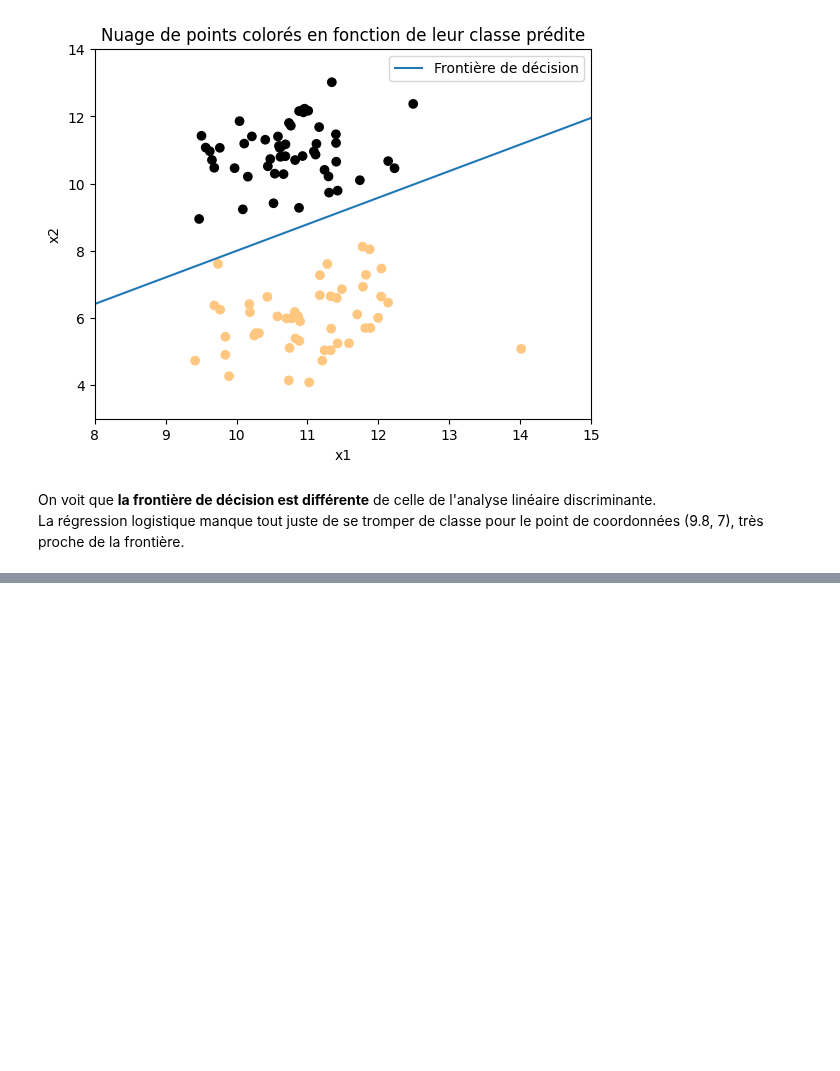
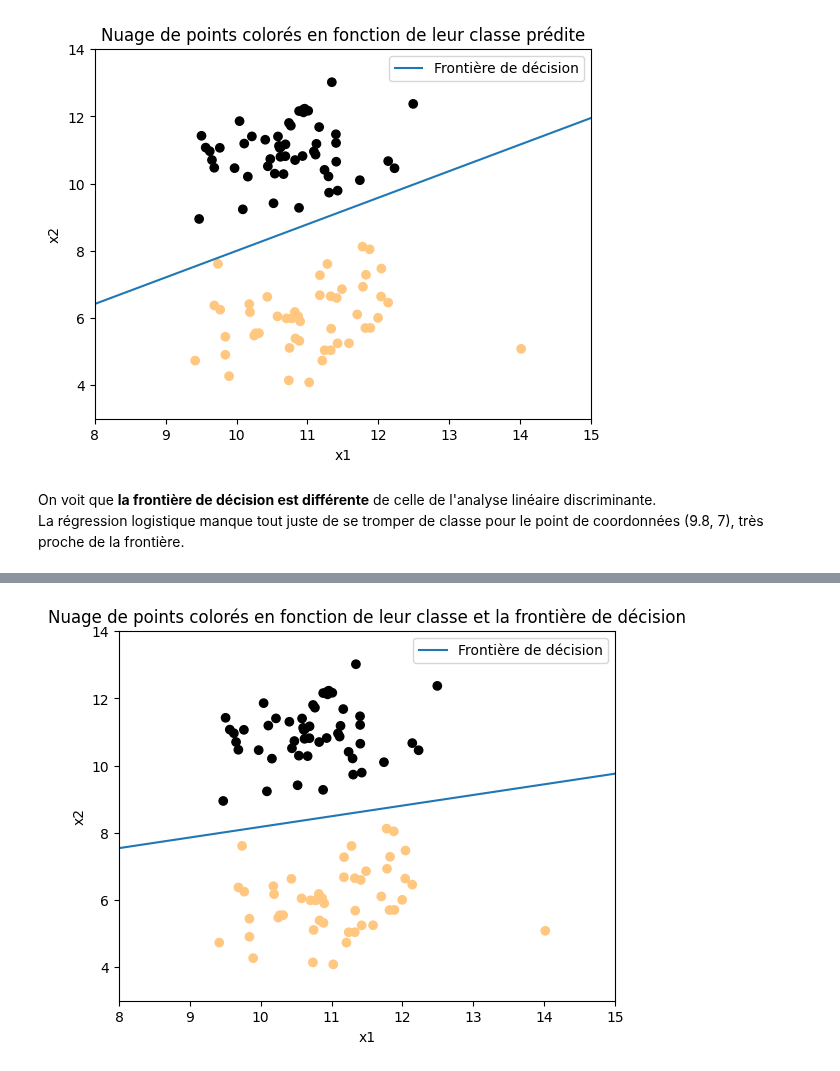
Before and after one commit to jExbrayat/introduction-artificial-intelligence, a Jupyter notebook: projet.ipynb, the cells around one changed output, grey strips where cells are left out. Cells and saved outputs as stored; diff of their text form; code cells hidden in the pictures; blank space fills up the shorter version.

```diff
--- a/projet.ipynb
+++ b/projet.ipynb
@@ -610,0 +629,7 @@ La régression logistique manque tout juste de se tromper de classe pour le poin
+# %%
+# Compute linear regression parameters
+beta_hat = np.linalg.inv(X.T @ X) @ X.T @ y
+
+# Print parameters
+for i, param in enumerate(beta_hat):
+    print(f"beta_{i} = {param}")
@@ -610,0 +659,16 @@ La régression logistique manque tout juste de se tromper de classe pour le poin
+# %%
+# Calculate decision border
+f_xx2 = (0.5 - beta_hat[0] - xx2 * beta_hat[2]) / beta_hat[1]
+# %%
+# Plot data points colored based on prediction
+plt.scatter(dataset.loc[:, "x1"], dataset.loc[:, "x2"], c=dataset.loc[:, "y"], cmap="copper")
+plt.plot(f_xx2, xx2, label="Frontière de décision")
+plt.xlabel("x1")
+plt.ylabel("x2")
+plt.title("Nuage de points colorés en fonction de leur classe et la frontière de décision")
+plt.legend()
+plt.ylim([3, 14])
+plt.xlim([8, 15])
+plt.show()
+# %% [output]
+[figure, added]
```
Also changed, not shown: parts of 7 cells of this notebook.
